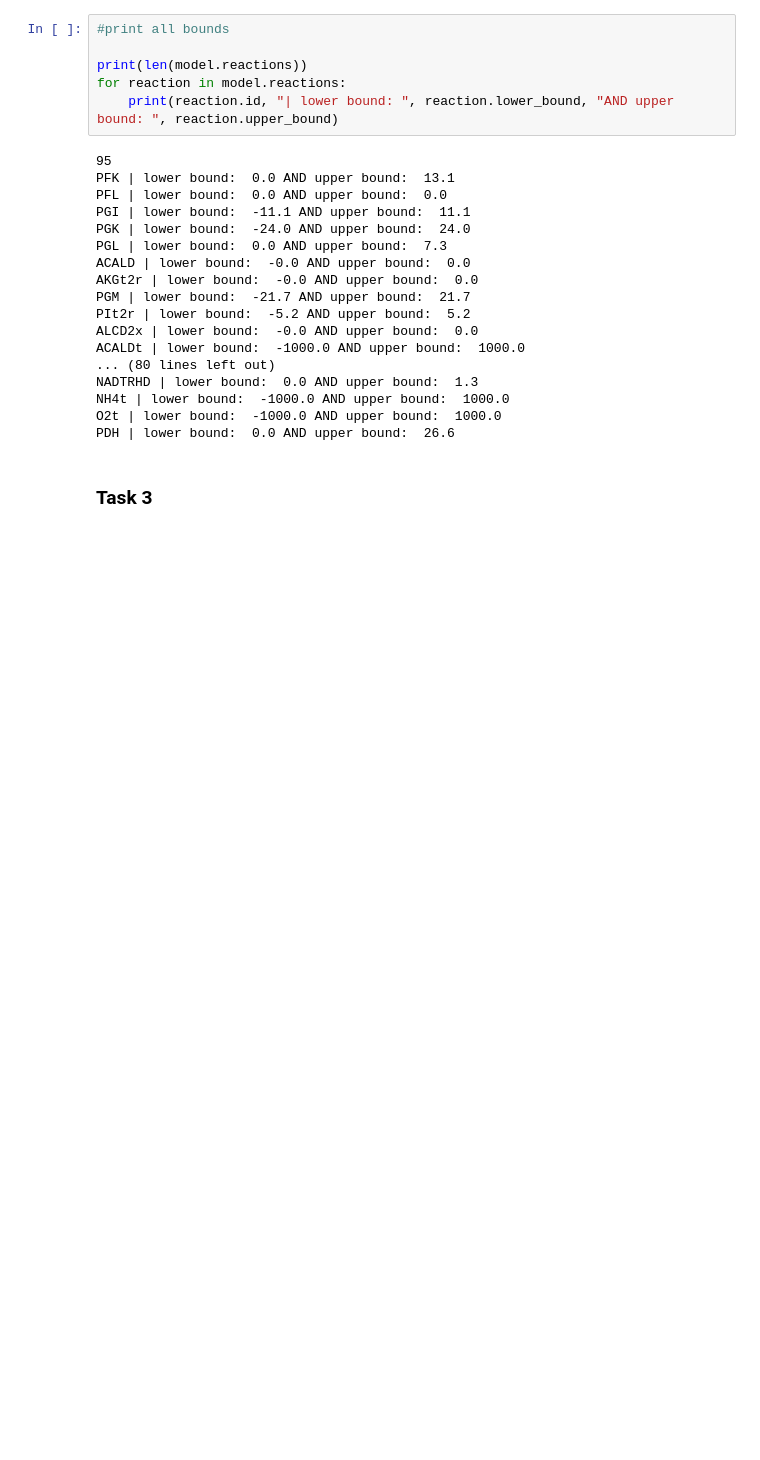
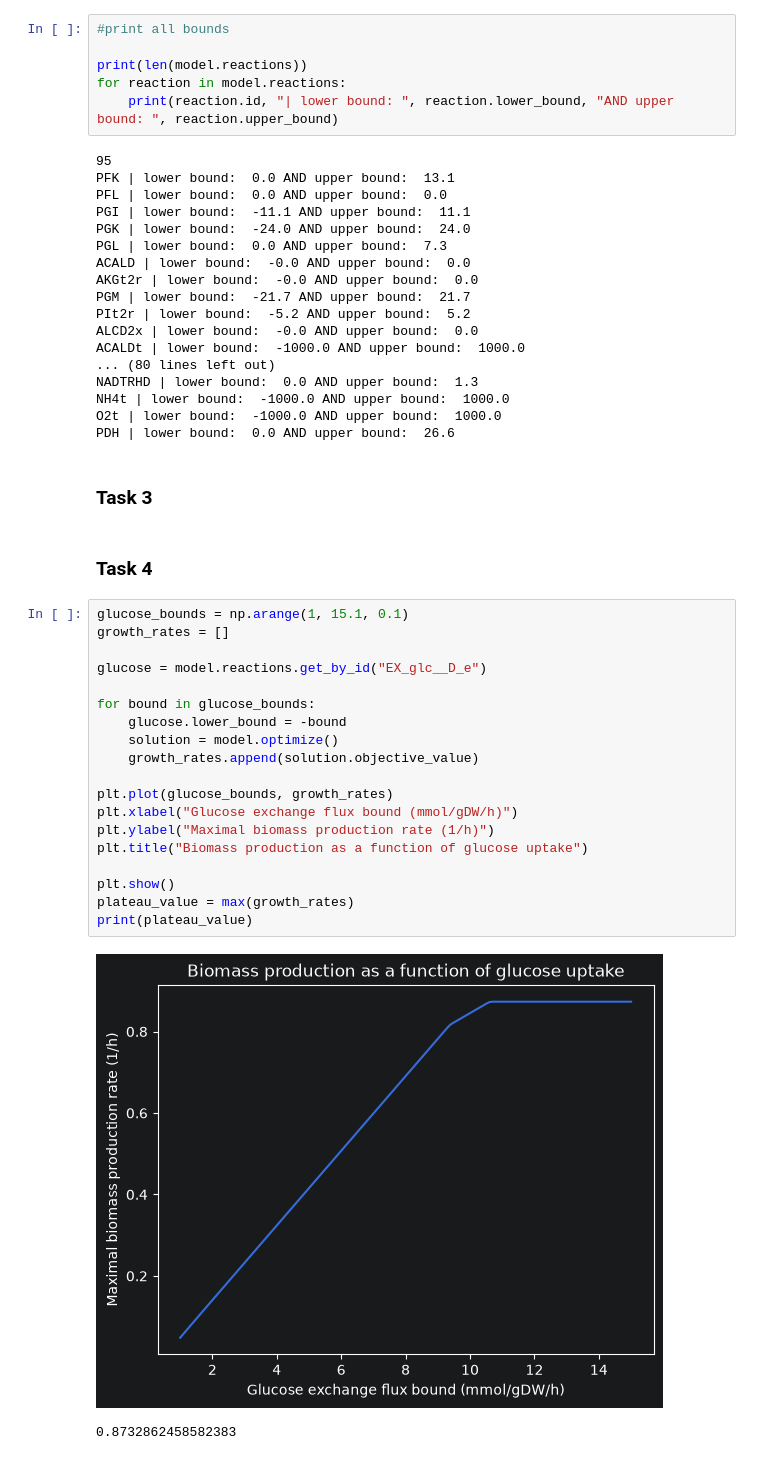
Before and after one commit to orange-pine/MSMBS_group_9, a Jupyter notebook: Assignment2/analysis.ipynb, the cells around one changed output. Cells and saved outputs as stored; diff of their text form; blank space fills up the shorter version.

```diff
--- a/Assignment2/analysis.ipynb
+++ b/Assignment2/analysis.ipynb
@@ -78,3 +78,27 @@ O2t | lower bound:  -1000.0 AND upper bound:  1000.0
 PDH | lower bound:  0.0 AND upper bound:  26.6
 # %% [markdown]
 ### Task 3
+# %% [markdown]
+### Task 4
+# %%
+glucose_bounds = np.arange(1, 15.1, 0.1)
+growth_rates = []
+
+glucose = model.reactions.get_by_id("EX_glc__D_e")
+
+for bound in glucose_bounds:
+    glucose.lower_bound = -bound
+    solution = model.optimize()
+    growth_rates.append(solution.objective_value)
+
+plt.plot(glucose_bounds, growth_rates)
+plt.xlabel("Glucose exchange flux bound (mmol/gDW/h)")
+plt.ylabel("Maximal biomass production rate (1/h)")
+plt.title("Biomass production as a function of glucose uptake")
+
+plt.show()
+plateau_value = max(growth_rates)
+print(plateau_value)
+# %% [output]
+[figure, added]
+0.8732862458582383
```
Also changed, not shown: parts of 1 cell of this notebook, 1 other file.
